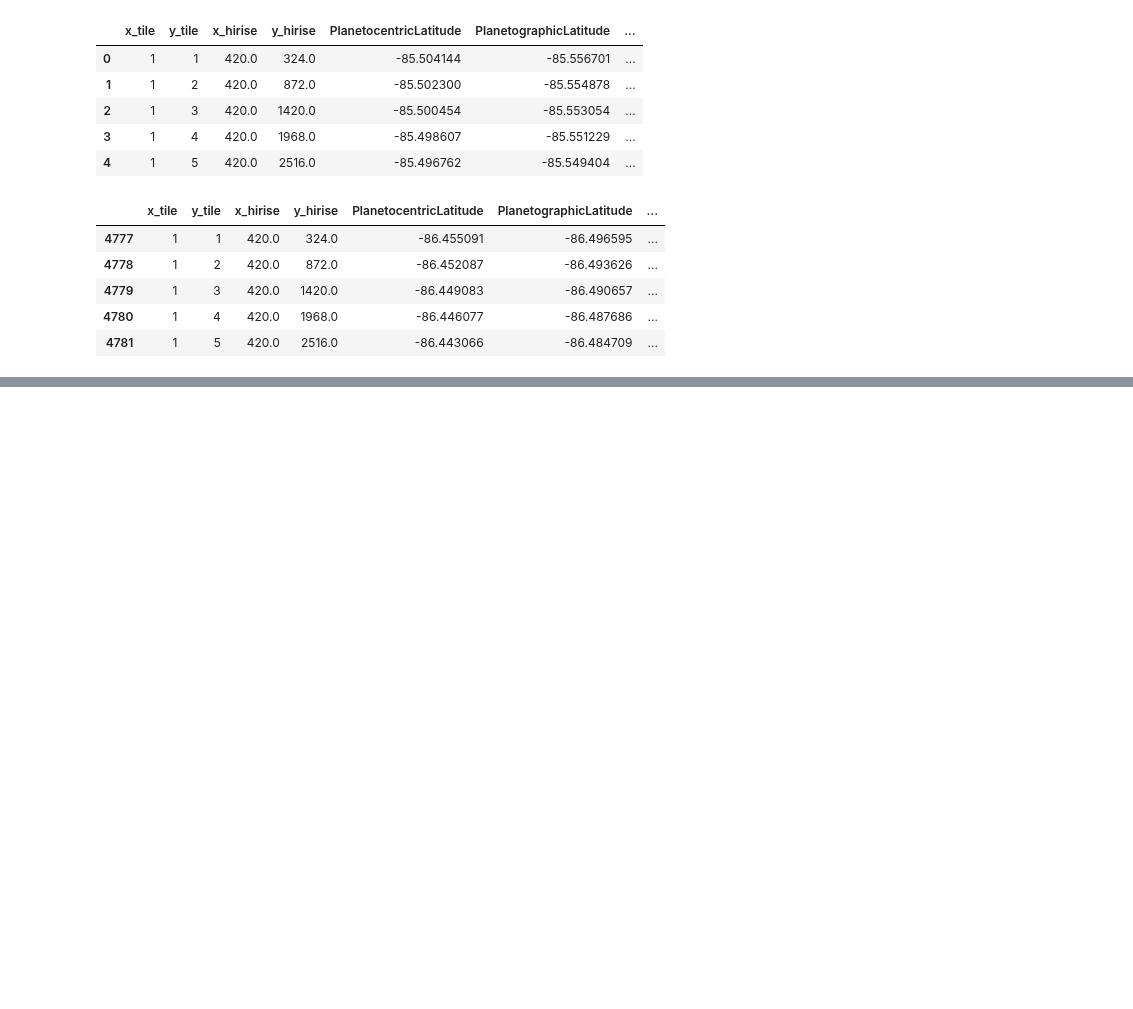
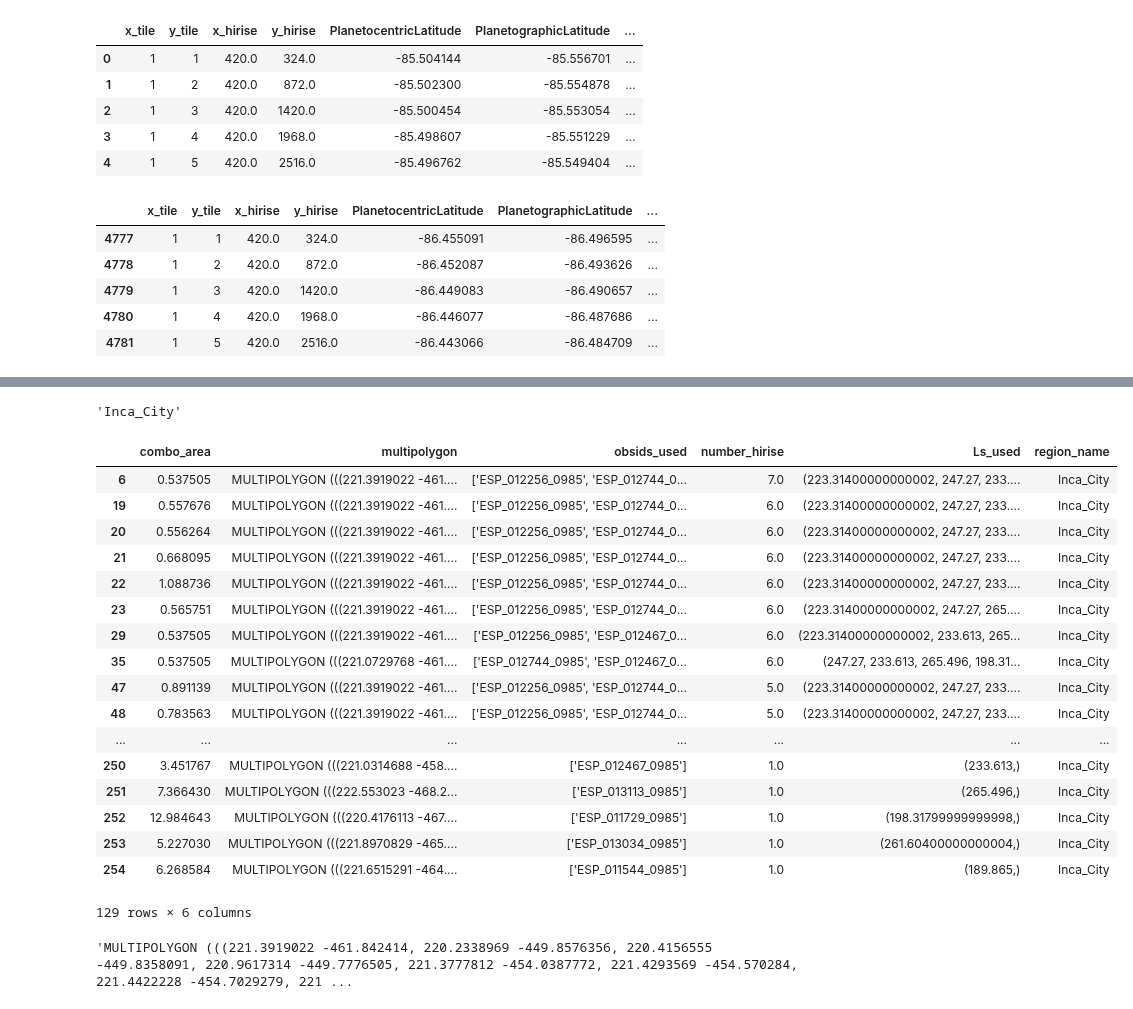
Before and after one commit to zalfalah/Honors, a Jupyter notebook: Creating Combo DF General Case.ipynb, the cells around one changed output, grey strips where cells are left out. Saved outputs shown, nothing was run; the diff lists cells and outputs as text; code cells hidden in the pictures; blank space fills up the shorter version.

Commit message:
Broken on a few areas, works for others, need to find out why.

```diff
--- a/Creating Combo DF General Case.ipynb
+++ b/Creating Combo DF General Case.ipynb
@@ -147,0 +151,33 @@ IndentationError: expected an indented block (<ipython-input-16-74fe428648a9>, l
+# %%
+allregions[12]
+# %% [output]
+'Inca_City'
+# %%
+checkdf_inc = pd.read_csv("Inca_City_combos.csv")
+# %%
+nzcheck = checkdf_inc[checkdf_inc['combo_area'] != 0]
+# %%
+nzcheck
+# %% [output]
+|  | combo_area | multipolygon | obsids_used | number_hirise | Ls_used | region_name |
+| 6 | 0.537505 | MULTIPOLYGON (((221.3919022 -461.... | ['ESP_012256_0985', 'ESP_012744_0... | 7.0 | (223.31400000000002, 247.27, 233.... | Inca_City |
+| 19 | 0.557676 | MULTIPOLYGON (((221.3919022 -461.... | ['ESP_012256_0985', 'ESP_012744_0... | 6.0 | (223.31400000000002, 247.27, 233.... | Inca_City |
+| 20 | 0.556264 | MULTIPOLYGON (((221.3919022 -461.... | ['ESP_012256_0985', 'ESP_012744_0... | 6.0 | (223.31400000000002, 247.27, 233.... | Inca_City |
+| 21 | 0.668095 | MULTIPOLYGON (((221.3919022 -461.... | ['ESP_012256_0985', 'ESP_012744_0... | 6.0 | (223.31400000000002, 247.27, 233.... | Inca_City |
+| 22 | 1.088736 | MULTIPOLYGON (((221.3919022 -461.... | ['ESP_012256_0985', 'ESP_012744_0... | 6.0 | (223.31400000000002, 247.27, 233.... | Inca_City |
+| 23 | 0.565751 | MULTIPOLYGON (((221.3919022 -461.... | ['ESP_012256_0985', 'ESP_012744_0... | 6.0 | (223.31400000000002, 247.27, 265.... | Inca_City |
+| 29 | 0.537505 | MULTIPOLYGON (((221.3919022 -461.... | ['ESP_012256_0985', 'ESP_012467_0... | 6.0 | (223.31400000000002, 233.613, 265... | Inca_City |
+| 35 | 0.537505 | MULTIPOLYGON (((221.0729768 -461.... | ['ESP_012744_0985', 'ESP_012467_0... | 6.0 | (247.27, 233.613, 265.496, 198.31... | Inca_City |
+| 47 | 0.891139 | MULTIPOLYGON (((221.3919022 -461.... | ['ESP_012256_0985', 'ESP_012744_0... | 5.0 | (223.31400000000002, 247.27, 233.... | Inca_City |
+| 48 | 0.783563 | MULTIPOLYGON (((221.3919022 -461.... | ['ESP_012256_0985', 'ESP_012744_0... | 5.0 | (223.31400000000002, 247.27, 233.... | Inca_City |
+| ... | ... | ... | ... | ... | ... | ... |
+| 250 | 3.451767 | MULTIPOLYGON (((221.0314688 -458.... | ['ESP_012467_0985'] | 1.0 | (233.613,) | Inca_City |
+| 251 | 7.366430 | MULTIPOLYGON (((222.553023 -468.2... | ['ESP_013113_0985'] | 1.0 | (265.496,) | Inca_City |
+| 252 | 12.984643 | MULTIPOLYGON (((220.4176113 -467.... | ['ESP_011729_0985'] | 1.0 | (198.31799999999998,) | Inca_City |
+| 253 | 5.227030 | MULTIPOLYGON (((221.8970829 -465.... | ['ESP_013034_0985'] | 1.0 | (261.60400000000004,) | Inca_City |
+| 254 | 6.268584 | MULTIPOLYGON (((221.6515291 -464.... | ['ESP_011544_0985'] | 1.0 | (189.865,) | Inca_City |
+129 rows × 6 columns
+# %%
+nzcheck.multipolygon[6]
+# %% [output]
+'MULTIPOLYGON (((221.3919022 -461.842414, 220.2338969 -449.8576356, 220.4156555 -449.8358091, 220.9617314 -449.7776505, 221.3777812 -454.0387772, 221.4293569 -454.570284, 221.4422228 -454.7029279, 221 ...
```
Also changed, not shown: parts of 2 cells of this notebook, 1 other file.
